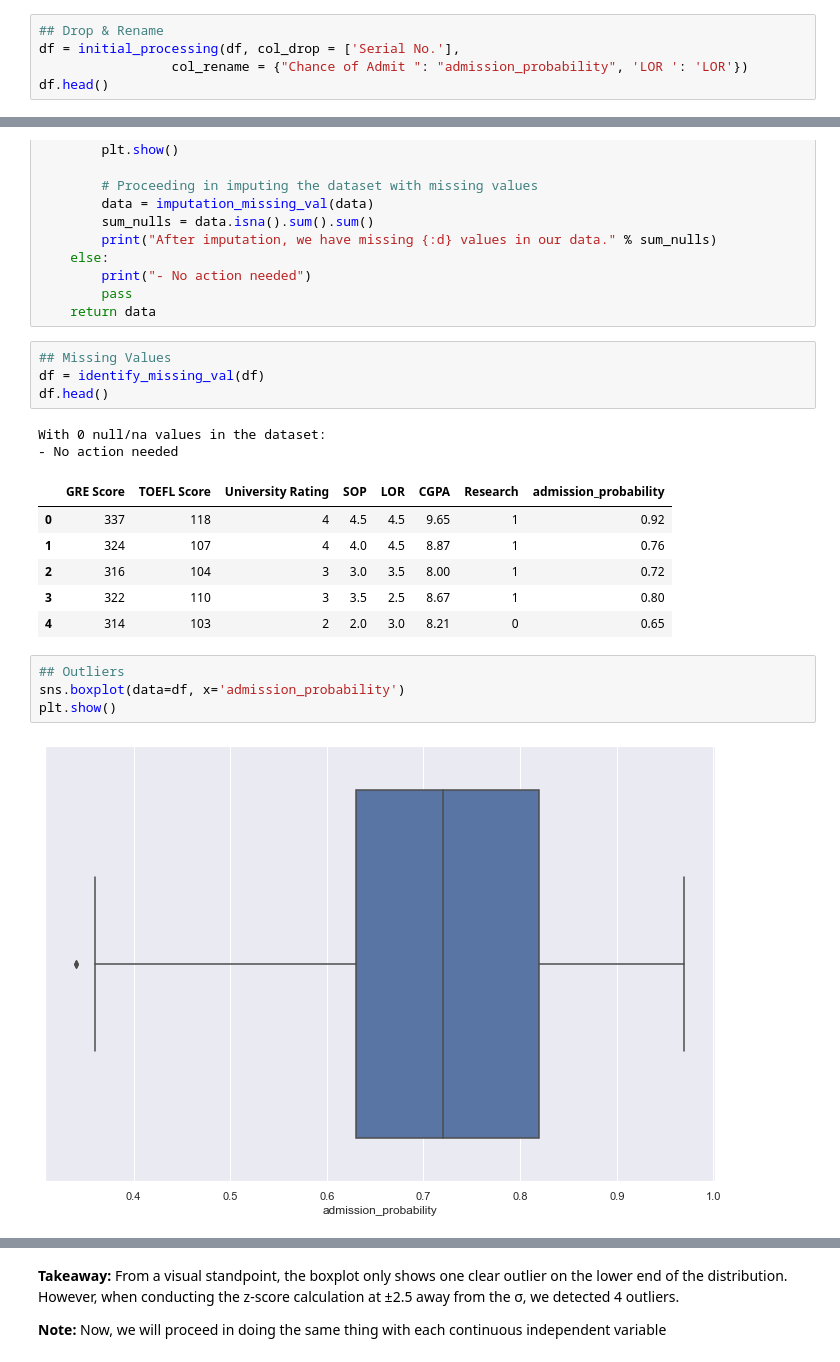
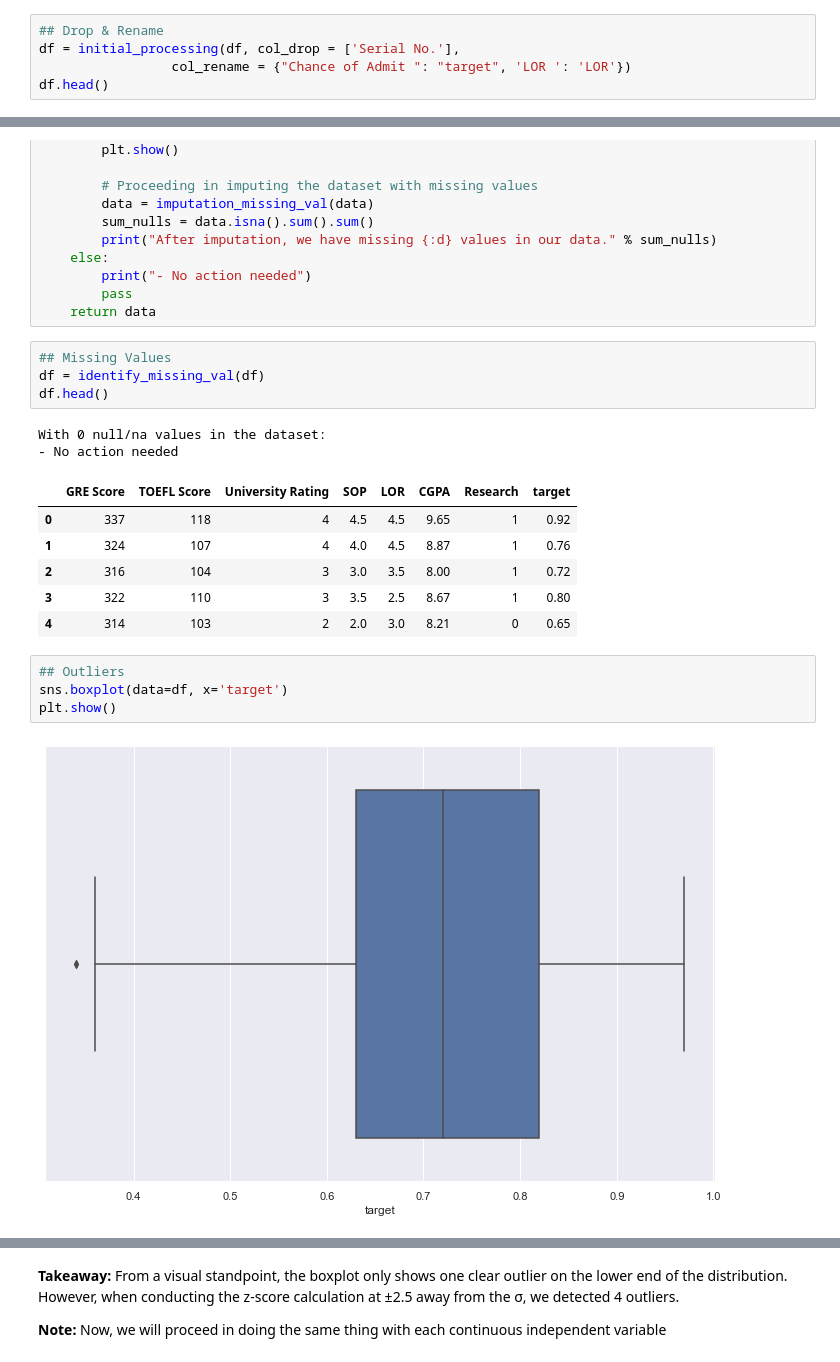
Before and after one commit to aorsot1/data_science_kaggle_datasets, a Jupyter notebook: Notebooks/Python/masters-admission-rmse-0-04-w-eda (1).ipynb, the cells around one changed output, grey strips where cells are left out. Saved outputs shown, nothing was run; the diff lists cells and outputs as text.

```diff
--- a/Notebooks/Python/masters-admission-rmse-0-04-w-eda (1).ipynb
+++ b/Notebooks/Python/masters-admission-rmse-0-04-w-eda (1).ipynb
@@ -194,6 +194,6 @@ def initial_processing(data, col_drop, col_rename):
 # %%
 ## Drop & Rename
 df = initial_processing(df, col_drop = ['Serial No.'],
-                 col_rename = {"Chance of Admit ": "admission_probability", 'LOR ': 'LOR'})
+                 col_rename = {"Chance of Admit ": "target", 'LOR ': 'LOR'})
 df.head()
 # %% [output]
@@ -279,7 +279,7 @@ df.head()
 # %% [output]
 With 0 null/na values in the dataset:
 - No action needed
-|  | GRE Score | TOEFL Score | University Rating | SOP | LOR | CGPA | Research | admission_probability |
+|  | GRE Score | TOEFL Score | University Rating | SOP | LOR | CGPA | Research | target |
 | 0 | 337 | 118 | 4 | 4.5 | 4.5 | 9.65 | 1 | 0.92 |
 | 1 | 324 | 107 | 4 | 4.0 | 4.5 | 8.87 | 1 | 0.76 |
 | 2 | 316 | 104 | 3 | 3.0 | 3.5 | 8.00 | 1 | 0.72 |
@@ -287,9 +287,9 @@ With 0 null/na values in the dataset:
 | 4 | 314 | 103 | 2 | 2.0 | 3.0 | 8.21 | 0 | 0.65 |
 # %%
 ## Outliers
-sns.boxplot(data=df, x='admission_probability')
+sns.boxplot(data=df, x='target')
 plt.show()
 # %% [output]
-[figure, old version]
+[figure, new version]
 # %%
 # Z score
```
Also changed, not shown: parts of 17 cells of this notebook.
